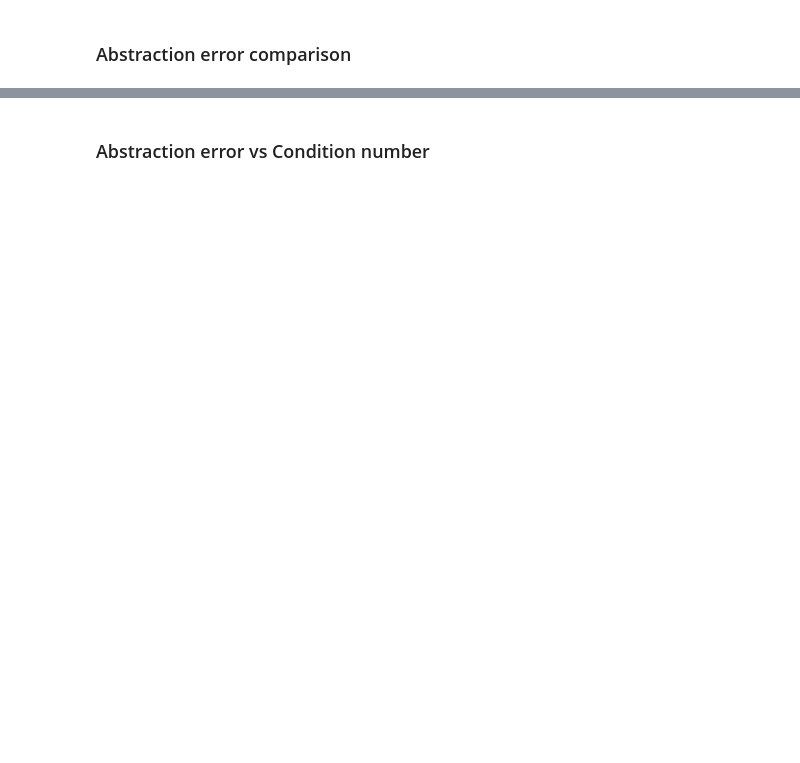
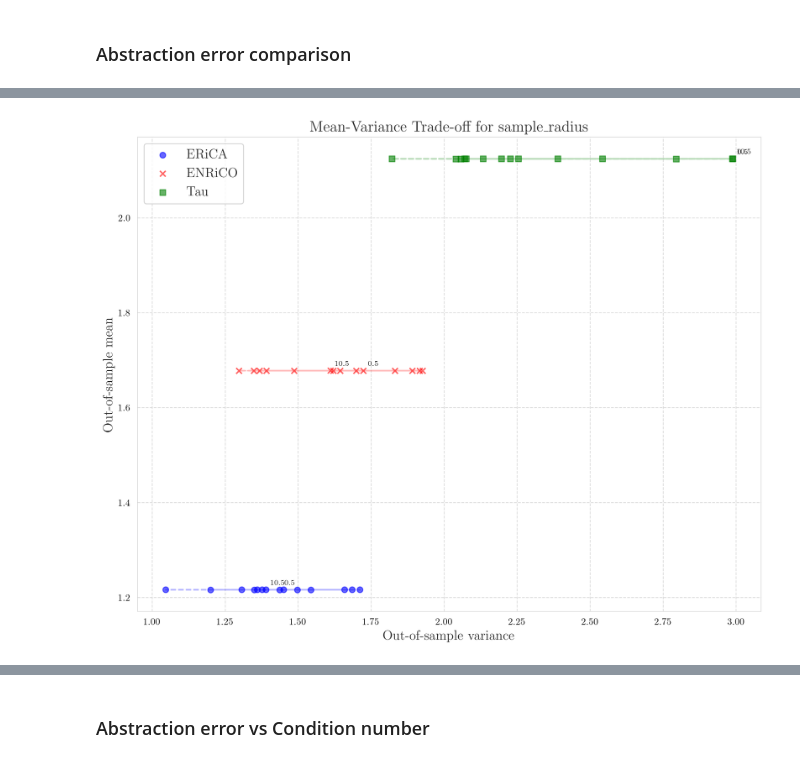
Before and after one commit to yfelekis/DiRoCA, a Jupyter notebook: empirical_optimisation.ipynb, the cells around one changed output, grey strips where cells are left out. Saved outputs shown, nothing was run; the diff lists cells and outputs as text; code cells hidden in the pictures; blank space fills up the shorter version.

```diff
--- a/empirical_optimisation.ipynb
+++ b/empirical_optimisation.ipynb
@@ -308,0 +519,91 @@ Average e(τ) for Tau: 2141.561 ± 0.000
+# %%
+for pert in pert_types:
+    pert_typeL = pert
+    pert_typeH = pert
+    radius_values = np.arange(.5, 14.5, 1).tolist()
+
+    # Initialize dictionary to store results
+    method_results = {
+        'ERiCA': {'T': T_erica, 'means': [], 'variances': [], 'radius_labels': []},
+        'ENRiCO': {'T': T_enrico, 'means': [], 'variances': [], 'radius_labels': []},
+        'Tau': {'T': Tau, 'means': [], 'variances': [], 'radius_labels': []}
+    }
+    #method_results = {'ERiCA': {'T': T_erica, 'means': [], 'variances': [], 'radius_labels': []}}
+    # Test each radius
+    for radius in tqdm(radius_values):
+        current_errors = {method: [] for method in method_results.keys()}
+
+        for _ in range(num_iter):
+            # Generate noise once per iteration
+            pert_L = generate_pertubation(pert_typeL, 'L', experiment, rad=radius)
+            pert_H = generate_pertubation(pert_typeH, 'H', experiment, rad=radius)
+
+            for method_name, method_info in method_results.items():
+                total = 0
+                for iota in test_data.keys():
+
+                    base, abst = test_data[iota]
+
+                    if add_pertL:
+                        base = base + pert_L
+                    if add_pertH:
+                        abst = abst + pert_H
+
+                    base_norm = base / np.linalg.norm(base, 'fro')
+                    abst_norm = abst / np.linalg.norm(abst, 'fro')
+
+                    tau_base = base @ method_info['T'].T
+                    dist = evut.compute_empirical_distance(tau_base, abst, metric)
+
+                    total   += dist
+
+                iter_avg = total / len(Ill)
+                current_errors[method_name].append(iter_avg)
+
+        # Store mean and variance for all methods
+        for method_name in method_results:
+            errors = current_errors[method_name]
+            method_results[method_name]['means'].append(np.mean(errors)/10000)
+            method_results[method_name]['variances'].append(np.std(errors))
+            method_results[method_name]['radius_labels'].append(radius)
+
+    # Create plot
+    plt.figure(figsize=(10, 8))
+
+    colors = {'ERiCA': 'blue', 'ENRiCO': 'red', 'Tau': 'green'}
+    markers = {'ERiCA': 'o', 'ENRiCO': 'x', 'Tau': 's'}
+
+    for method_name, method_info in method_results.items():
+        means = method_info['means']
+        variances = method_info['variances']
+        radius_labels = method_info['radius_labels']
+
+        # Create scatter plot with lines connecting points
+        plt.plot(variances, means,
+                color=colors[method_name],
+                linestyle='--',
+                alpha=0.3)
+
+        plt.scatter(variances, means,
+                   color=colors[method_name],
+                   marker=markers[method_name],
+                   label=method_name,
+                   alpha=0.6)
+
+        # Add radius labels to selected points (e.g., every 20th point)
+        for i in range(0, len(radius_labels), 10):
+            plt.annotate(f'{radius_labels[i]:.1f}',
+                        (variances[i], means[i]),
+                        xytext=(5, 5),
+                        textcoords='offset points',
+                        fontsize=8)
+
+    plt.xlabel('Out-of-sample variance')
+    plt.ylabel('Out-of-sample mean')
+    plt.title(f'Mean-Variance Trade-off for {pert}')
+    plt.legend()
+    plt.grid(True, linestyle='--', alpha=0.7)
+    plt.tight_layout()
+    plt.show()
+# %% [output]
+[figure, added]
```
Also changed, not shown: parts of 20 cells of this notebook, 37 other files.
